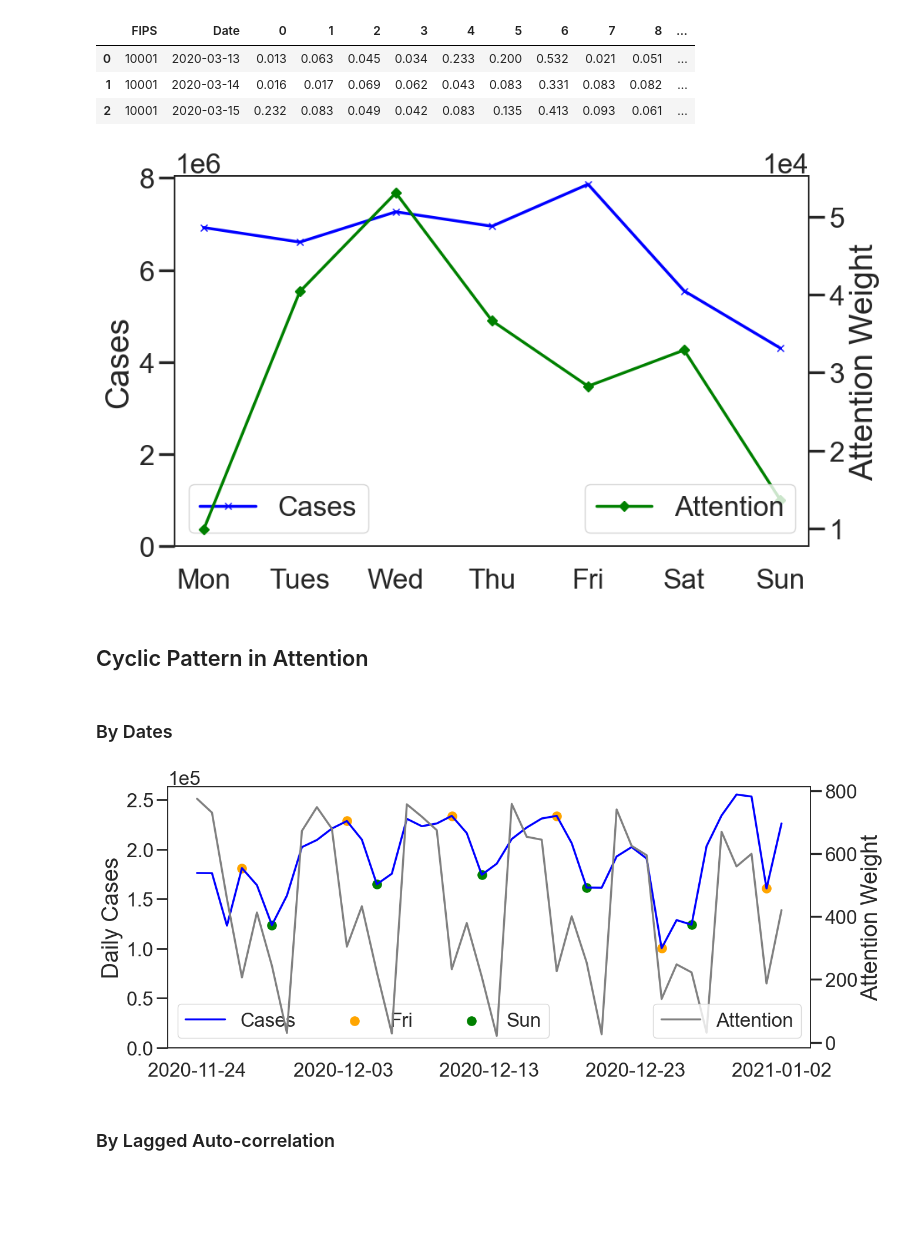
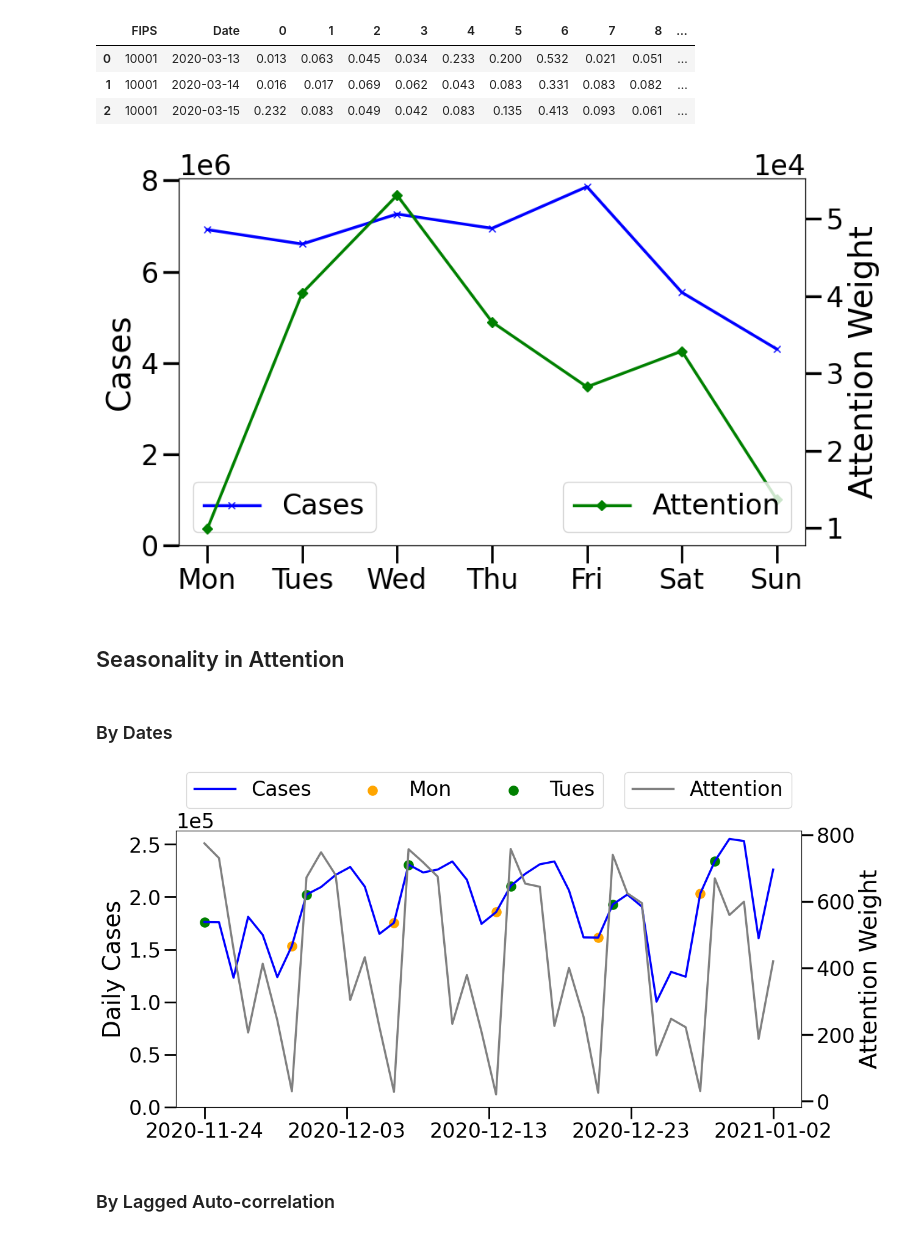
Before and after one commit to Data-ScienceHub/gpce-covid, a Jupyter notebook: TFT-pytorch/notebook/Plot attention.ipynb, the cells around one changed output. Saved outputs shown, nothing was run; the diff lists cells and outputs as text; code cells hidden in the pictures; blank space fills up the shorter version.

Commit message:
update related works results

```diff
--- a/TFT-pytorch/notebook/Plot attention.ipynb
+++ b/TFT-pytorch/notebook/Plot attention.ipynb
@@ -17,7 +17,7 @@ from Class.PlotConfig import *
 # %% [markdown]
 ## Attention
 # %%
-root = '../scratch/TFT_baseline/figures/'
+root = '../results/TFT_baseline/figures/'
 attention = pd.read_csv(join(root, 'attention.csv'))
 attention['Date'] = pd.to_datetime(attention['Date'])
 attention.head(3)
@@ -38,6 +38,7 @@ attention.rename(
 # %%
 predictions = pd.read_csv(join(root, 'predictions.csv'))
 predictions['Date'] = pd.to_datetime(predictions['Date'])
+predictions['weekday'] = predictions.Date.dt.dayofweek
 
 # analyzing against train attention weights
 predictions = predictions[predictions['split']=='train']
@@ -46,7 +47,7 @@ predictions_summed_by_county = predictions.groupby(
     ['FIPS'])[['Cases']].aggregate('sum').reset_index()
 
 predictions_summed_by_date = predictions.groupby(
-    ['Date'])[['Cases']].aggregate('sum').reset_index()
+    ['Date', 'weekday'])[['Cases']].aggregate('sum').reset_index()
 
 predictions.head(3)
 # %% [output]
@@ -148,9 +148,9 @@ second_axis.legend(loc='lower right')
 fig.tight_layout()
 plt.show()
 # %% [output]
-[figure, old version]
+[figure, new version]
 # %% [markdown]
-## Cyclic Pattern in Attention
+## Seasonality in Attention
 # %% [markdown]
 ### By Dates
 # %%
@@ -163,7 +163,7 @@ end_date = pd.to_datetime('2021-01-02')
 formatter = ScalarFormatter(useOffset=True)
 formatter.set_powerlimits((-3, 3))
 
-fig, ax = plt.subplots(figsize=(14, 6))
+fig, ax = plt.subplots(figsize=(13.5, 7))
 df1 = predictions_summed_by_date[
     (predictions_summed_by_date['Date']>=start_date) &
     (predictions_summed_by_date['Date']<=end_date)
@@ -172,7 +172,8 @@ ax.plot(
     df1['Date'], df1['Cases'],
     label='Cases', color='blue'
 )
-for index, weekday, color in zip([4, 6], ['Fri', 'Sun'], ['orange', 'green']):
+for index, color in zip([0, 1], ['orange', 'green']):
+    weekday = weekdays[index]
     data = df1[df1['weekday']==index]
     ax.scatter(
         data['Date'], data['Cases'],
@@ -182,36 +183,41 @@ for index, weekday, color in zip([4, 6], ['Fri', 'Sun'], ['orange', 'green']):
 second_axis = ax.twinx()
 df2 = attention_date_aligned_summed[
     (attention_date_aligned_summed['Date']>=start_date) &
     (attention_date_aligned_summed['Date']<=end_date)
 ]
 second_axis.plot(
     df2['Date'], df2[max_encoder_length-1],
    label='Attention', color='gray'
 )
 
 ax.set_ylim(bottom=0)
 ax.set_ylabel('Daily Cases')
 ax.yaxis.set_major_formatter(formatter)
 second_axis.set_ylabel('Attention Weight')
 
 # x_first_tick = predictions_summed_by_date['Date'].min()
 # x_last_tick = predictions_summed_by_date['Date'].max()
 
 x_major_ticks = DATE_TICKS
 ax.set_xticks(
     [start_date + (end_date - start_date) * i / (x_major_ticks - 1) for i in range(x_major_ticks)]
 )
 ax.tick_params(which='both', width=2)
 ax.tick_params(which='major', length=14)
 # ax.tick_params(which='minor', length=16, color='r')
 
-ax.legend(ncol=3, loc='lower left')
-second_axis.legend(loc='lower right')
+ax.legend(
+    ncol=3, bbox_to_anchor = (0, 1.25),
+    loc='upper left'
+)
+second_axis.legend(
+    bbox_to_anchor = (1, 1.25), loc='upper right'
+)
 
 fig.tight_layout()
 plt.show()
 # %% [output]
-[figure, old version]
+[figure, new version]
 # %% [markdown]
 ### By Lagged Auto-correlation
 # %% [markdown]
```
Also changed, not shown: parts of 10 cells of this notebook, 51 other files.
